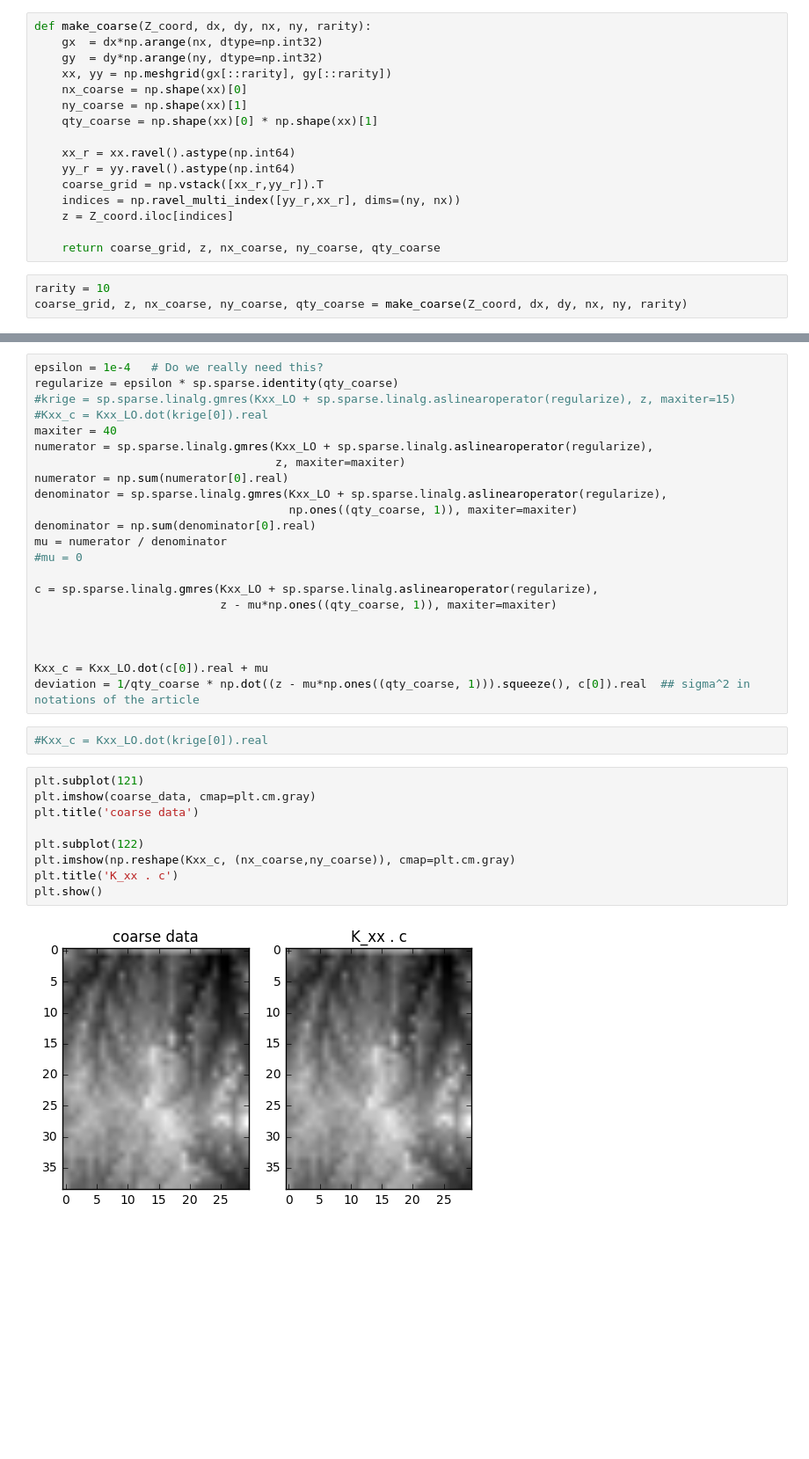
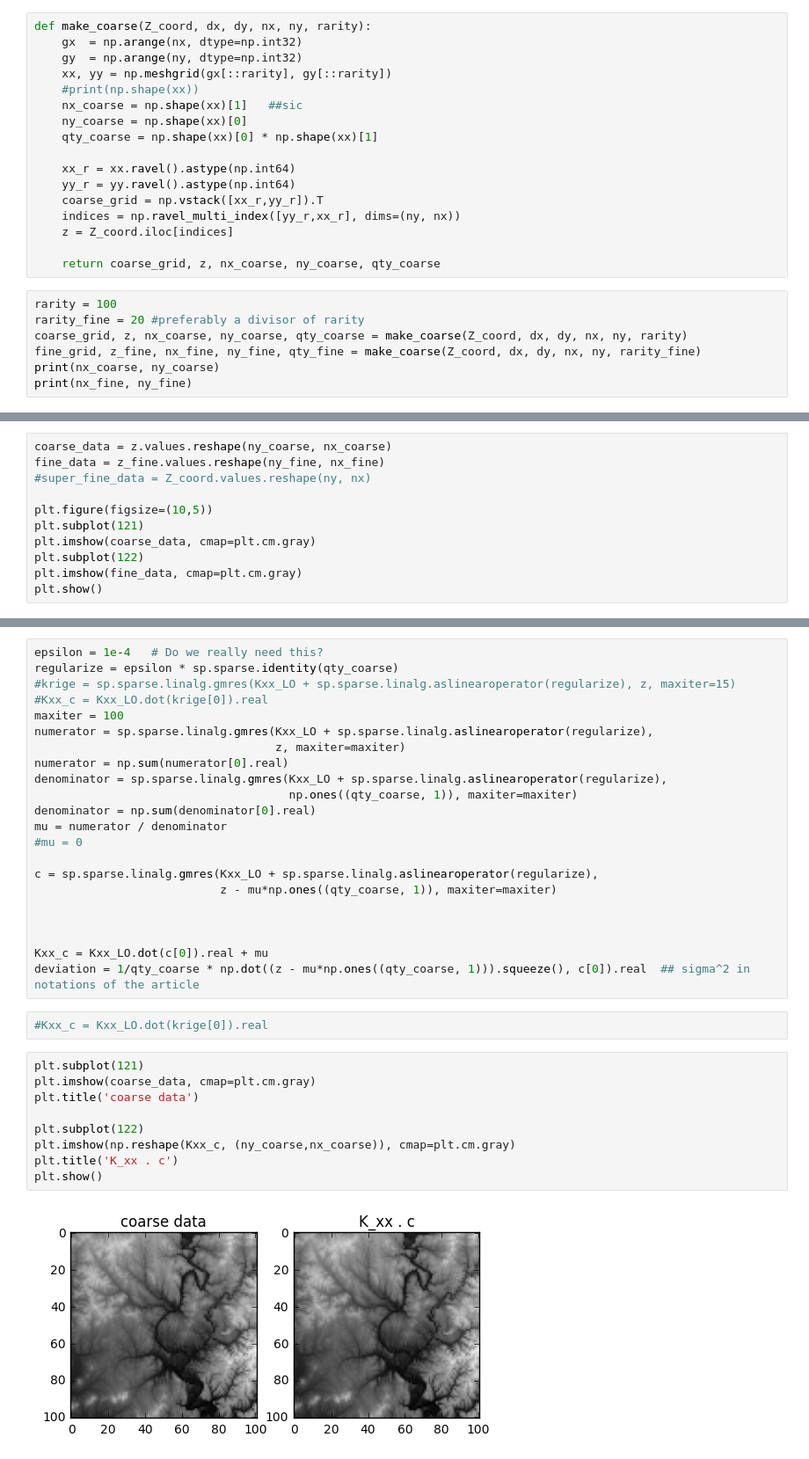
Before and after one commit to petrovskaia/kriging-fast-solver, a Jupyter notebook: Kriging_project.ipynb, the cells around one changed output, grey strips where cells are left out. Shown at 88% size. Drawn from its saved outputs; the diff is of its cells as text; blank space fills up the shorter version.

```diff
--- a/Kriging_project.ipynb
+++ b/Kriging_project.ipynb
@@ -47,10 +56,11 @@ dx=1.00, dy=1.00, nx=300, ny=385
 # %%
 def make_coarse(Z_coord, dx, dy, nx, ny, rarity):
-    gx  = dx*np.arange(nx, dtype=np.int32)
-    gy  = dy*np.arange(ny, dtype=np.int32)
+    gx  = np.arange(nx, dtype=np.int32)
+    gy  = np.arange(ny, dtype=np.int32)
     xx, yy = np.meshgrid(gx[::rarity], gy[::rarity])
-    nx_coarse = np.shape(xx)[0]
-    ny_coarse = np.shape(xx)[1]
+    #print(np.shape(xx))
+    nx_coarse = np.shape(xx)[1]   ##sic
+    ny_coarse = np.shape(xx)[0]
     qty_coarse = np.shape(xx)[0] * np.shape(xx)[1]
 
     xx_r = xx.ravel().astype(np.int64)
@@ -61,5 +71,9 @@ def make_coarse(Z_coord, dx, dy, nx, ny, rarity):
 
     return coarse_grid, z, nx_coarse, ny_coarse, qty_coarse
 # %%
-rarity = 10
+rarity = 100
+rarity_fine = 20 #preferably a divisor of rarity
 coarse_grid, z, nx_coarse, ny_coarse, qty_coarse = make_coarse(Z_coord, dx, dy, nx, ny, rarity)
+fine_grid, z_fine, nx_fine, ny_fine, qty_fine = make_coarse(Z_coord, dx, dy, nx, ny, rarity_fine)
+print(nx_coarse, ny_coarse)
+print(nx_fine, ny_fine)
@@ -107,0 +83,11 @@ coarse_data = z.values.reshape(nx_coarse, ny_coarse)
+# %%
+coarse_data = z.values.reshape(ny_coarse, nx_coarse)
+fine_data = z_fine.values.reshape(ny_fine, nx_fine)
+#super_fine_data = Z_coord.values.reshape(ny, nx)
+
+plt.figure(figsize=(10,5))
+plt.subplot(121)
+plt.imshow(coarse_data, cmap=plt.cm.gray)
+plt.subplot(122)
+plt.imshow(fine_data, cmap=plt.cm.gray)
+plt.show()
@@ -138,7 +126,7 @@ epsilon = 1e-4   # Do we really need this?
 regularize = epsilon * sp.sparse.identity(qty_coarse)
 #krige = sp.sparse.linalg.gmres(Kxx_LO + sp.sparse.linalg.aslinearoperator(regularize), z, maxiter=15)
 #Kxx_c = Kxx_LO.dot(krige[0]).real
-maxiter = 40
+maxiter = 100
 numerator = sp.sparse.linalg.gmres(Kxx_LO + sp.sparse.linalg.aslinearoperator(regularize),
                                    z, maxiter=maxiter)
 numerator = np.sum(numerator[0].real)
@@ -160,11 +148,11 @@ deviation = 1/qty_coarse * np.dot((z - mu*np.ones((qty_coarse, 1))).squeeze(), c
 # %%
 plt.subplot(121)
 plt.imshow(coarse_data, cmap=plt.cm.gray)
 plt.title('coarse data')
 
 plt.subplot(122)
-plt.imshow(np.reshape(Kxx_c, (nx_coarse,ny_coarse)), cmap=plt.cm.gray)
+plt.imshow(np.reshape(Kxx_c, (ny_coarse,nx_coarse)), cmap=plt.cm.gray)
 plt.title('K_xx . c')
 plt.show()
 # %% [output]
-[figure, old version]
+[figure, new version]
```
Also changed, not shown: parts of 16 cells of this notebook, 1 other file.
